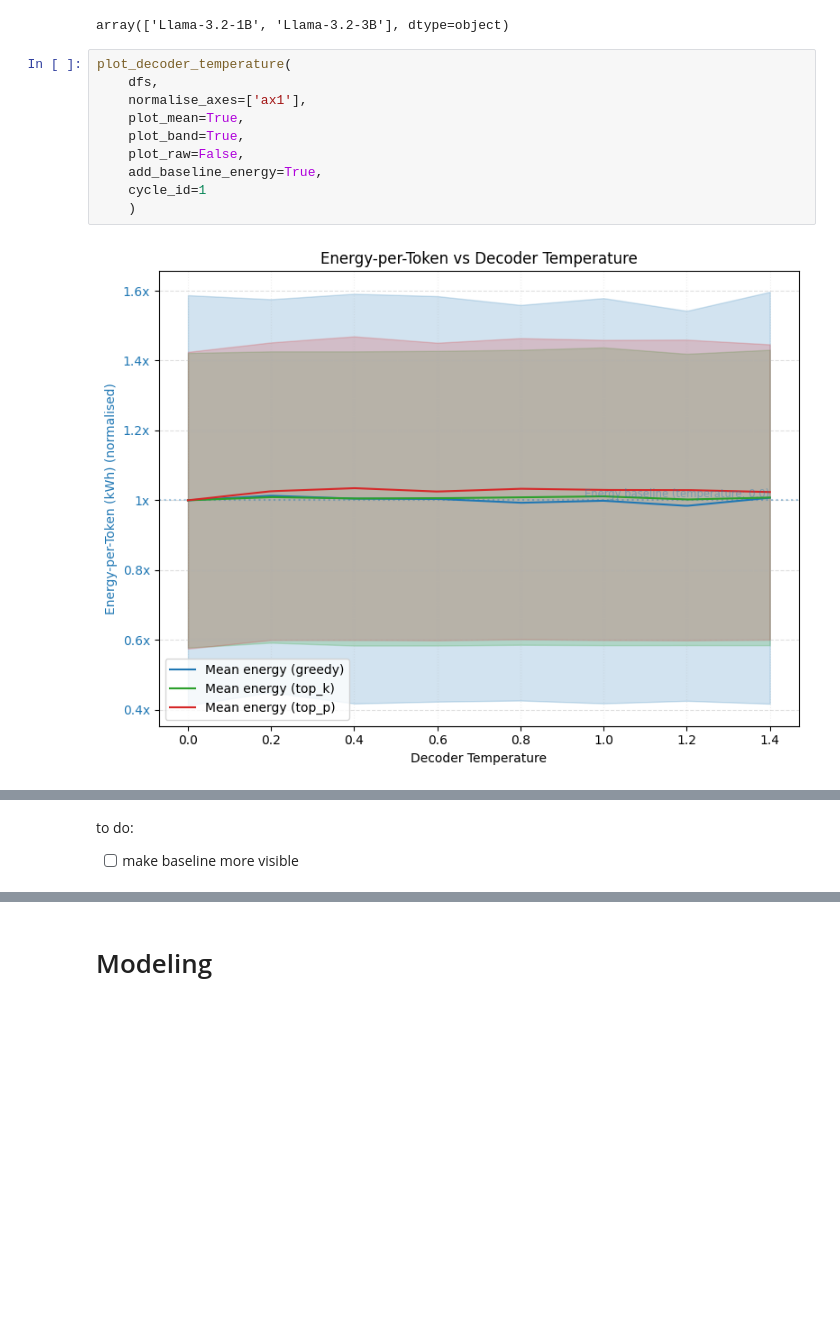
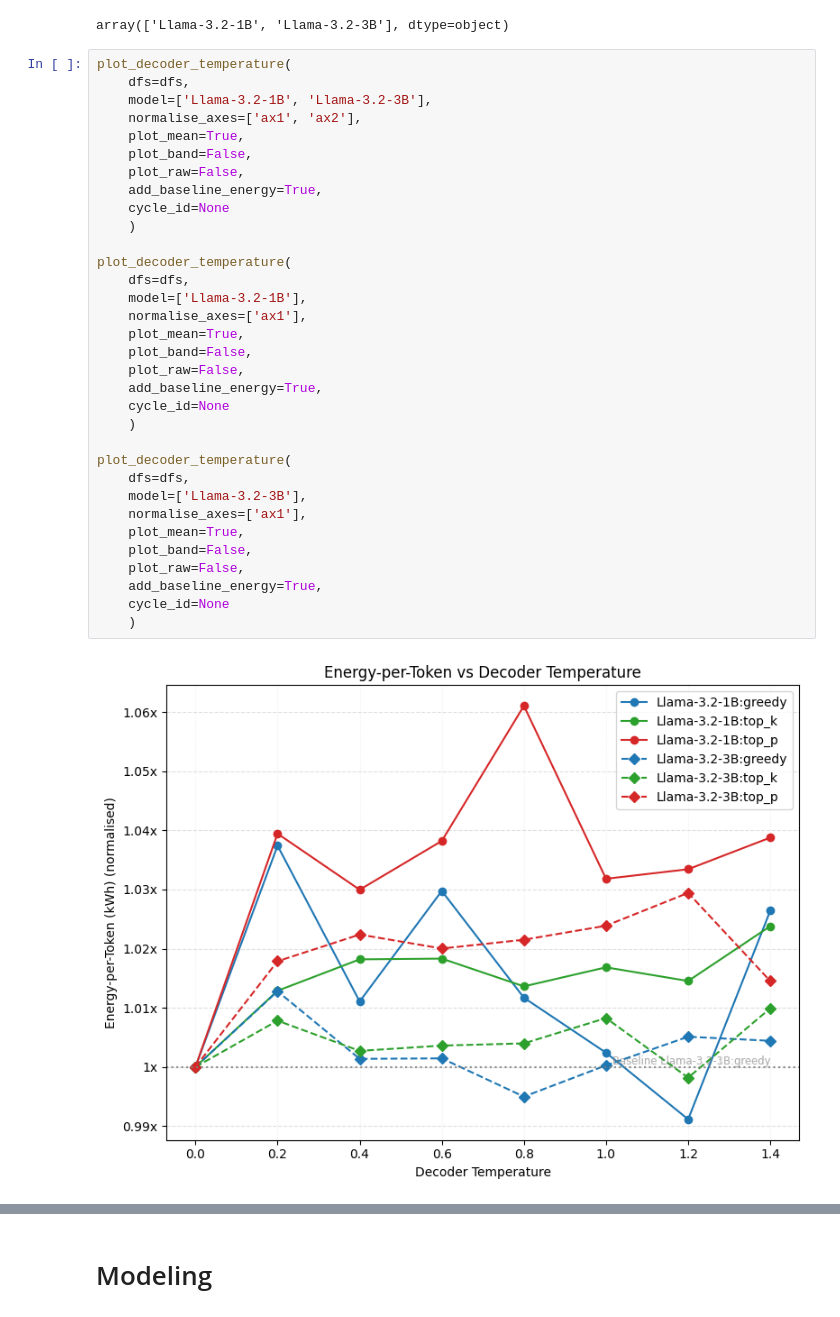
Before and after one commit to henrycgbaker/thesis_analysis, a Jupyter notebook: analysis_controlled_exp_multiple_runs.ipynb, the cells around one changed output, grey strips where cells are left out. Saved outputs shown, nothing was run; the diff lists cells and outputs as text; blank space fills up the shorter version.

Commit message:
all decoder config plots done

```diff
--- a/analysis_controlled_exp_multiple_runs.ipynb
+++ b/analysis_controlled_exp_multiple_runs.ipynb
@@ -299,13 +298,36 @@ df['model'].unique()
 array(['Llama-3.2-1B', 'Llama-3.2-3B'], dtype=object)
 # %%
 plot_decoder_temperature(
-    dfs,
+    dfs=dfs,
+    model=['Llama-3.2-1B', 'Llama-3.2-3B'],
+    normalise_axes=['ax1', 'ax2'],
+    plot_mean=True,
+    plot_band=False,
+    plot_raw=False,
+    add_baseline_energy=True,
+    cycle_id=None
+    )
+
+plot_decoder_temperature(
+    dfs=dfs,
+    model=['Llama-3.2-1B'],
     normalise_axes=['ax1'],
     plot_mean=True,
-    plot_band=True,
+    plot_band=False,
     plot_raw=False,
     add_baseline_energy=True,
-    cycle_id=1
+    cycle_id=None
     )
+
+plot_decoder_temperature(
+    dfs=dfs,
+    model=['Llama-3.2-3B'],
+    normalise_axes=['ax1'],
+    plot_mean=True,
+    plot_band=False,
+    plot_raw=False,
+    add_baseline_energy=True,
+    cycle_id=None
+    )
 # %% [output]
-[figure, old version]
+[figure, new version]
@@ -312,3 +335,0 @@ plot_decoder_temperature(
-# %% [markdown]
-to do:
-- [ ] make baseline more visible
```
Also changed, not shown: parts of 3 cells of this notebook.
